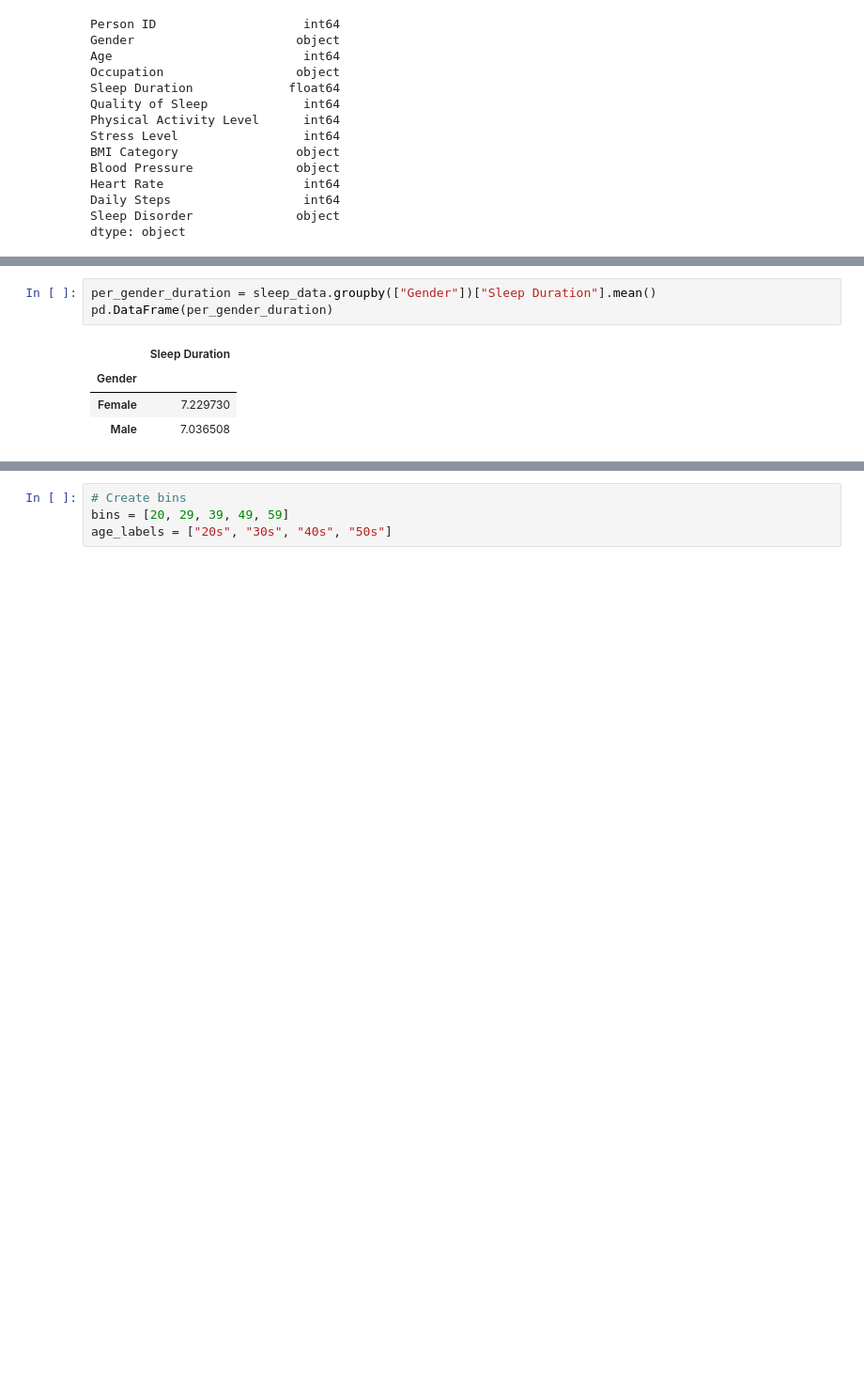
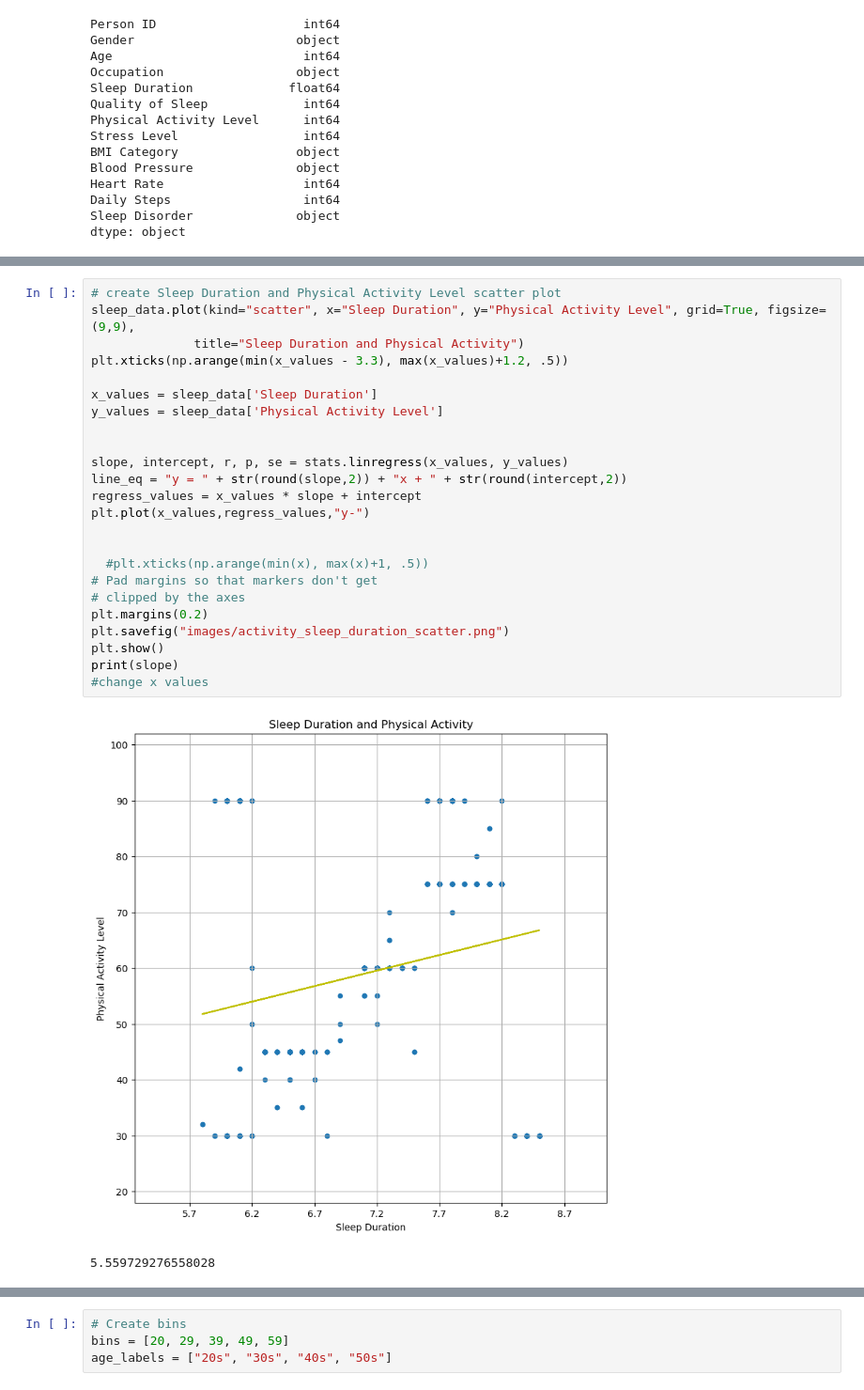
Before and after one commit to jaredsletto/Project_1, a Jupyter notebook: Project_1_sleep.ipynb, the cells around one changed output, grey strips where cells are left out. Shown at 94% size. Cells and saved outputs as stored; diff of their text form; blank space fills up the shorter version.

```diff
--- a/Project_1_sleep.ipynb
+++ b/Project_1_sleep.ipynb
@@ -59,9 +82,28 @@ average_sleep_duration
 # %%
-per_gender_duration = sleep_data.groupby(["Gender"])["Sleep Duration"].mean()
-pd.DataFrame(per_gender_duration)
+# create Sleep Duration and Physical Activity Level scatter plot
+sleep_data.plot(kind="scatter", x="Sleep Duration", y="Physical Activity Level", grid=True, figsize=(9,9),
+              title="Sleep Duration and Physical Activity")
+plt.xticks(np.arange(min(x_values - 3.3), max(x_values)+1.2, .5))
+
+x_values = sleep_data['Sleep Duration']
+y_values = sleep_data['Physical Activity Level']
+
+
+slope, intercept, r, p, se = stats.linregress(x_values, y_values)
+line_eq = "y = " + str(round(slope,2)) + "x + " + str(round(intercept,2))
+regress_values = x_values * slope + intercept
+plt.plot(x_values,regress_values,"y-")
+
+
+  #plt.xticks(np.arange(min(x), max(x)+1, .5))
+# Pad margins so that markers don't get
+# clipped by the axes
+plt.margins(0.2)
+plt.savefig("images/activity_sleep_duration_scatter.png")
+plt.show()
+print(slope)
+#change x values
 # %% [output]
-|  | Sleep Duration |
-| Gender |  |
-| Female | 7.229730 |
-| Male | 7.036508 |
+[figure, added]
+5.559729276558028
 # %%
```
Also changed, not shown: parts of 37 cells of this notebook, 7 other files.
